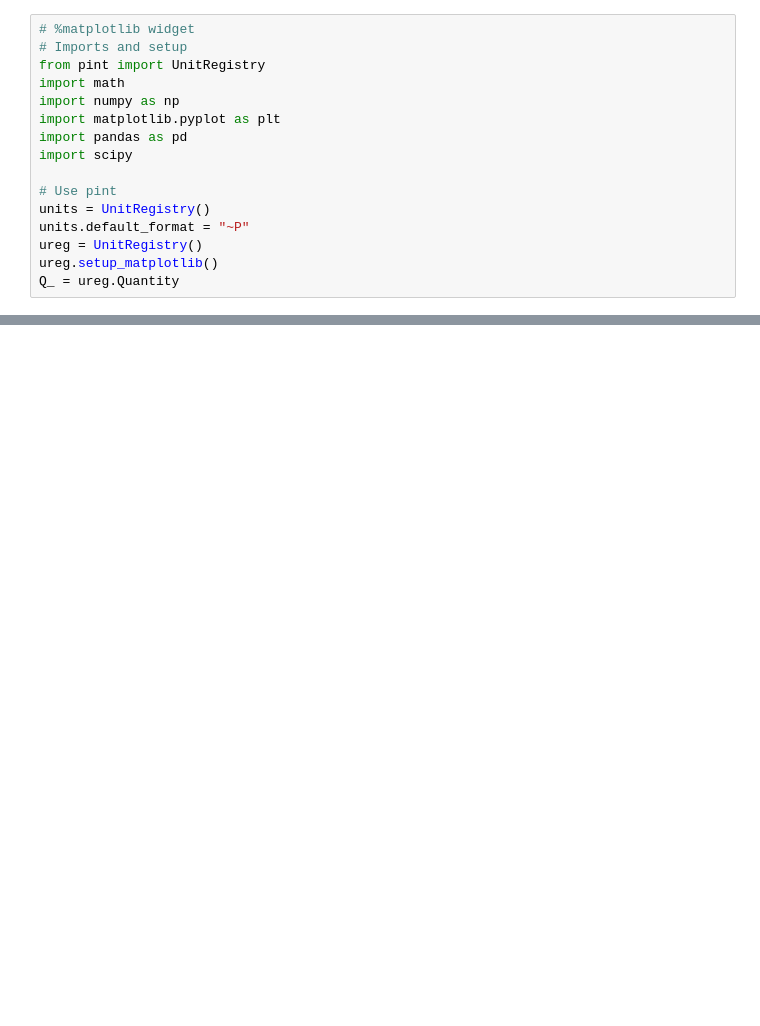
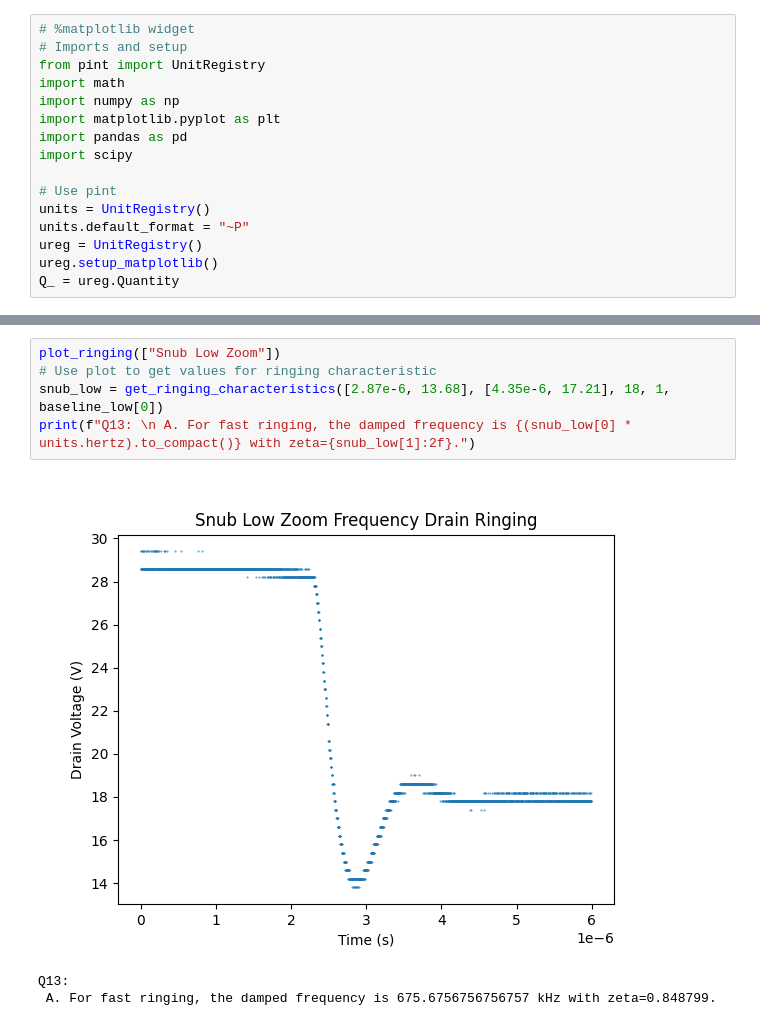
Before and after one commit to lila-smith/power-electronics-spring-2024, a Jupyter notebook: lab7/lila/lab7.ipynb, the cells around one changed output, grey strips where cells are left out. Saved outputs shown, nothing was run; the diff lists cells and outputs as text; blank space fills up the shorter version.

```diff
--- a/lab7/lila/lab7.ipynb
+++ b/lab7/lila/lab7.ipynb
@@ -49,0 +208,9 @@ plot_vsh_vdr(["clamp_zoom_7"])
+# %%
+plot_ringing(["Snub Low Zoom"])
+# Use plot to get values for ringing characteristic
+snub_low = get_ringing_characteristics([2.87e-6, 13.68], [4.35e-6, 17.21], 18, 1, baseline_low[0])
+print(f"Q13: \n A. For fast ringing, the damped frequency is {(snub_low[0] * units.hertz).to_compact()} with zeta={snub_low[1]:2f}.")
+# %% [output]
+[figure, added]
+Q13:
+ A. For fast ringing, the damped frequency is 675.6756756756757 kHz with zeta=0.848799.
```
Also changed, not shown: parts of 18 cells of this notebook, 1 other file.
